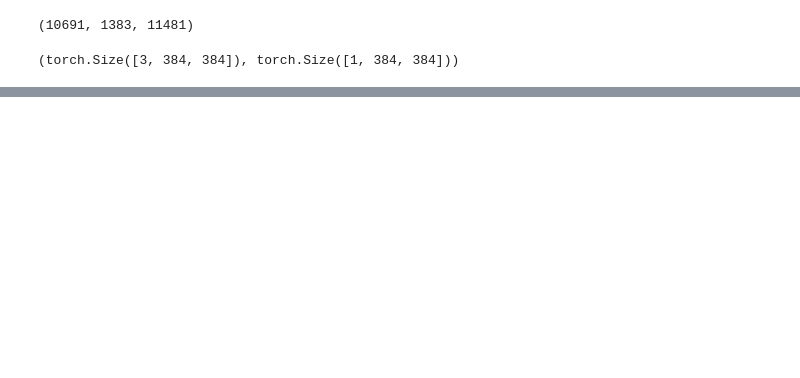
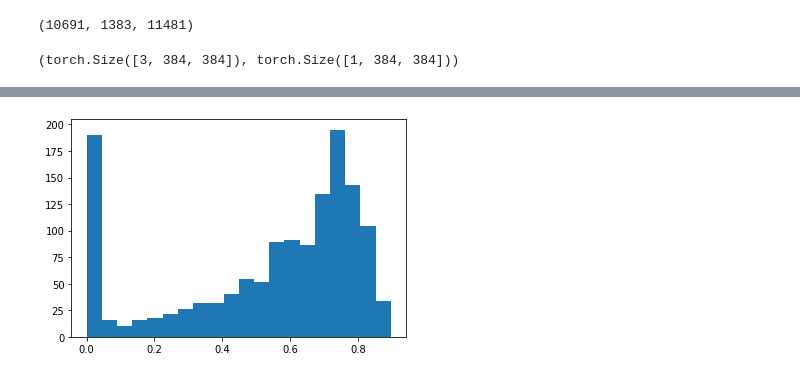
Before and after one commit to bonlime/opencities, a Jupyter notebook: 2. Model Training.ipynb, the cells around one changed output, grey strips where cells are left out. Drawn from its saved outputs; the diff is of its cells as text; code cells hidden in the pictures; blank space fills up the shorter version.

```diff
--- a/2. Model Training.ipynb
+++ b/2. Model Training.ipynb
@@ -129,0 +162,6 @@ jit_model.save("jit_model2")
+# %%
+loss = pt.losses.DiceLoss(mode="binary").cuda()
+loss = 0.5 * pt.losses.CrossEntropyLoss(mode="binary").cuda() + 0.5 * loss
+# loss = 0.5 * loss + 0.5 * pt.losses.BinaryFocalLoss().cuda()
+# loss = pt.losses.BinaryFocalLoss().cuda()
+# loss = pt.losses.LovaszLoss().cuda() + 4 * pt.losses.BinaryFocalLoss().cuda()
@@ -171,0 +375,16 @@ runner.fit(val_dtld_gpu, val_loader=val_dtld_gpu, epochs=30)
+# %%
+loss = pt.losses.JaccardLoss()
+results_hist = ResultsHist()
+pred_saver = PredSaver(worst_thr=0.2, best_thr=0.8)
+runner = pt.fit_wrapper.Runner(
+    model,
+    None,
+    criterion=loss,
+    callbacks=[
+        pt.fit_wrapper.callbacks.ConsoleLogger(),
+        results_hist,
+        pred_saver,
+    ],
+    metrics=pt.metrics.JaccardScore(mode="binary"),
+)
+runner.evaluate(val_dtld_gpu)
@@ -171,0 +394,4 @@ runner.fit(val_dtld_gpu, val_loader=val_dtld_gpu, epochs=30)
+# %%
+plt.hist(results_hist.res, bins=20);
+# %% [output]
+[figure, added]
```
Also changed, not shown: parts of 48 cells of this notebook.
